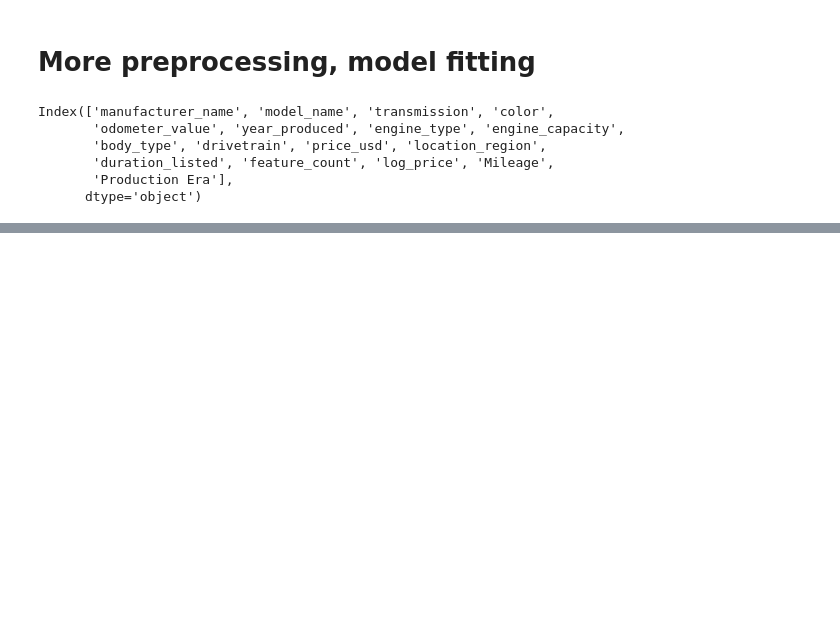
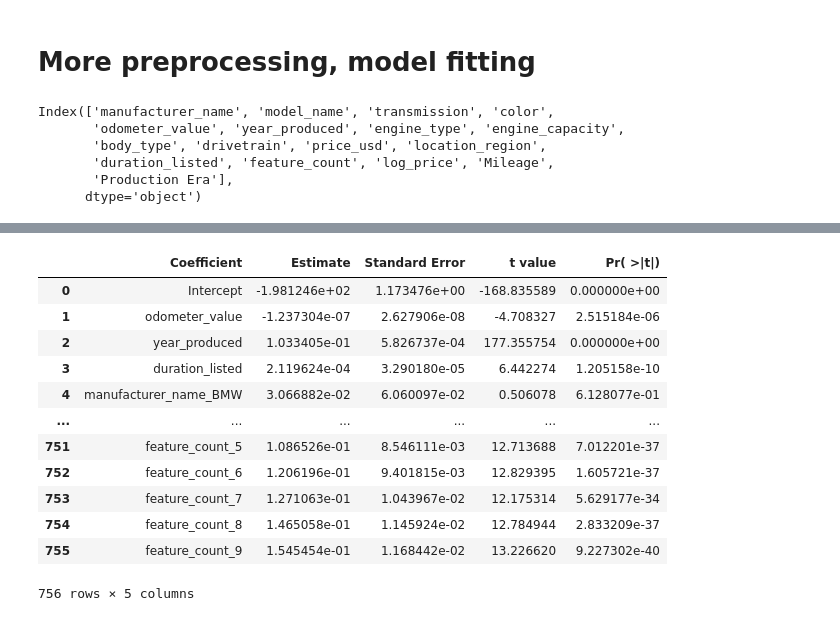
Before and after one commit to NigelPetersen/UsedCars, a Jupyter notebook: UsedCars.ipynb, the cells around one changed output, grey strips where cells are left out. Cells and saved outputs as stored; diff of their text form; code cells hidden in the pictures; blank space fills up the shorter version.

```diff
--- a/UsedCars.ipynb
+++ b/UsedCars.ipynb
@@ -286,0 +280,16 @@ plt.show()
+# %%
+model_diagnostics(full_model)
+# %% [output]
+|  | Coefficient | Estimate | Standard Error | t value | Pr( >|t|) |
+| 0 | Intercept | -1.981246e+02 | 1.173476e+00 | -168.835589 | 0.000000e+00 |
+| 1 | odometer_value | -1.237304e-07 | 2.627906e-08 | -4.708327 | 2.515184e-06 |
+| 2 | year_produced | 1.033405e-01 | 5.826737e-04 | 177.355754 | 0.000000e+00 |
+| 3 | duration_listed | 2.119624e-04 | 3.290180e-05 | 6.442274 | 1.205158e-10 |
+| 4 | manufacturer_name_BMW | 3.066882e-02 | 6.060097e-02 | 0.506078 | 6.128077e-01 |
+| ... | ... | ... | ... | ... | ... |
+| 751 | feature_count_5 | 1.086526e-01 | 8.546111e-03 | 12.713688 | 7.012201e-37 |
+| 752 | feature_count_6 | 1.206196e-01 | 9.401815e-03 | 12.829395 | 1.605721e-37 |
+| 753 | feature_count_7 | 1.271063e-01 | 1.043967e-02 | 12.175314 | 5.629177e-34 |
+| 754 | feature_count_8 | 1.465058e-01 | 1.145924e-02 | 12.784944 | 2.833209e-37 |
+| 755 | feature_count_9 | 1.545454e-01 | 1.168442e-02 | 13.226620 | 9.227302e-40 |
+756 rows × 5 columns
```
Also changed, not shown: parts of 6 cells of this notebook.
